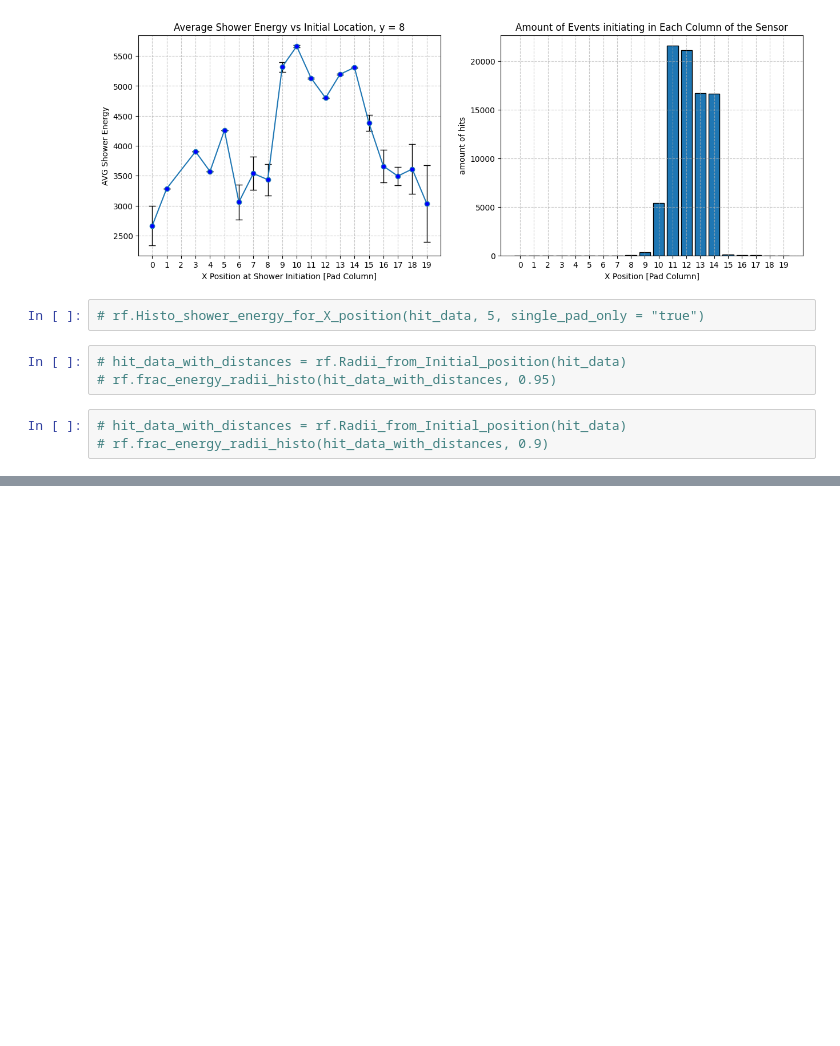
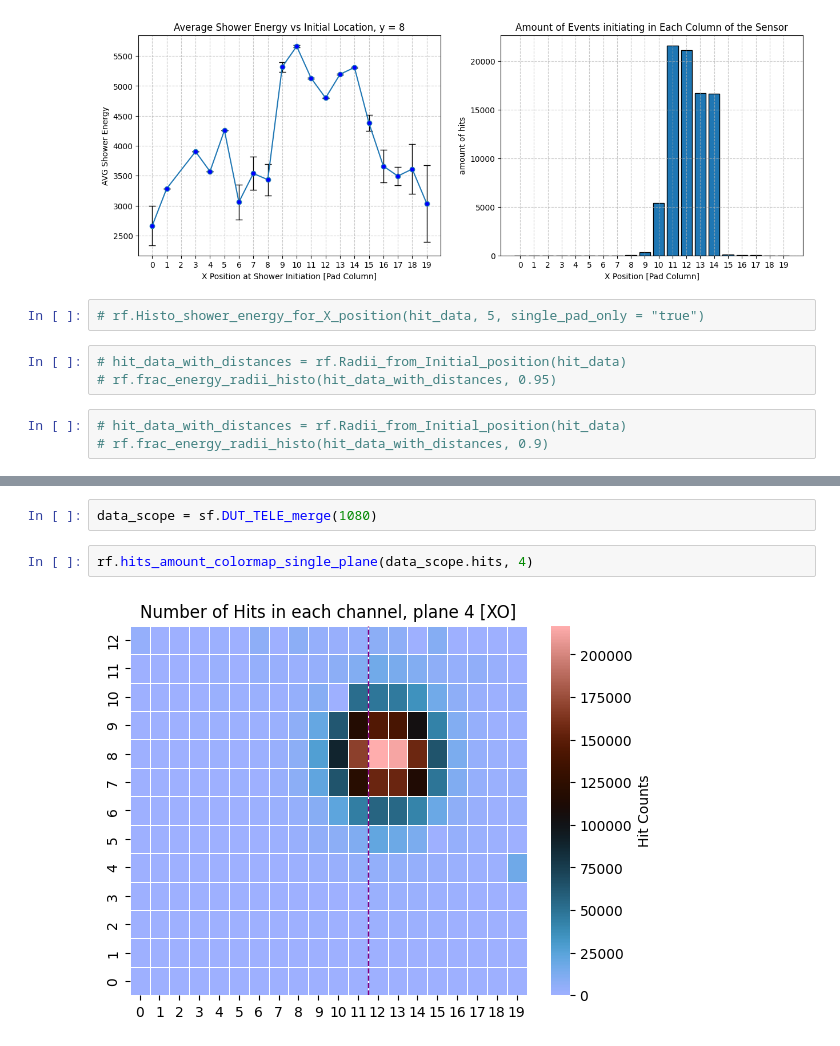
Before and after one commit to Ben-David-Ben/F-Cal-TB-Project, a Jupyter notebook: TB2025_Gap_1080_Reco.ipynb, the cells around one changed output, grey strips where cells are left out. Drawn from its saved outputs; the diff is of its cells as text; blank space fills up the shorter version.

```diff
--- a/TB2025_Gap_1080_Reco.ipynb
+++ b/TB2025_Gap_1080_Reco.ipynb
@@ -185,0 +70,6 @@ rf.event_shower_energy_vs_X_position(hit_data, specific_Y=8)
+# %%
+data_scope = sf.DUT_TELE_merge(1080)
+# %%
+rf.hits_amount_colormap_single_plane(data_scope.hits, 4)
+# %% [output]
+[figure, added]
```
Also changed, not shown: parts of 8 cells of this notebook, 2 other files.
